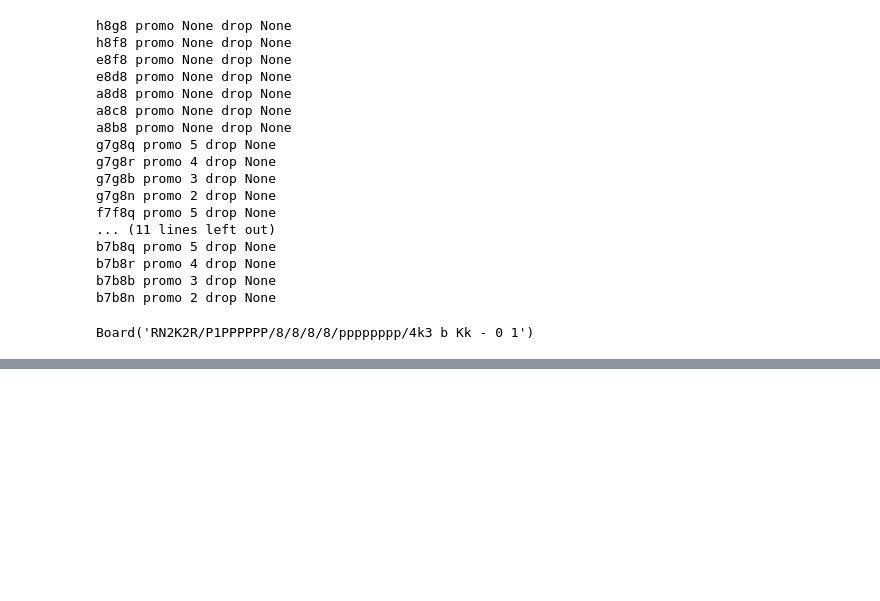
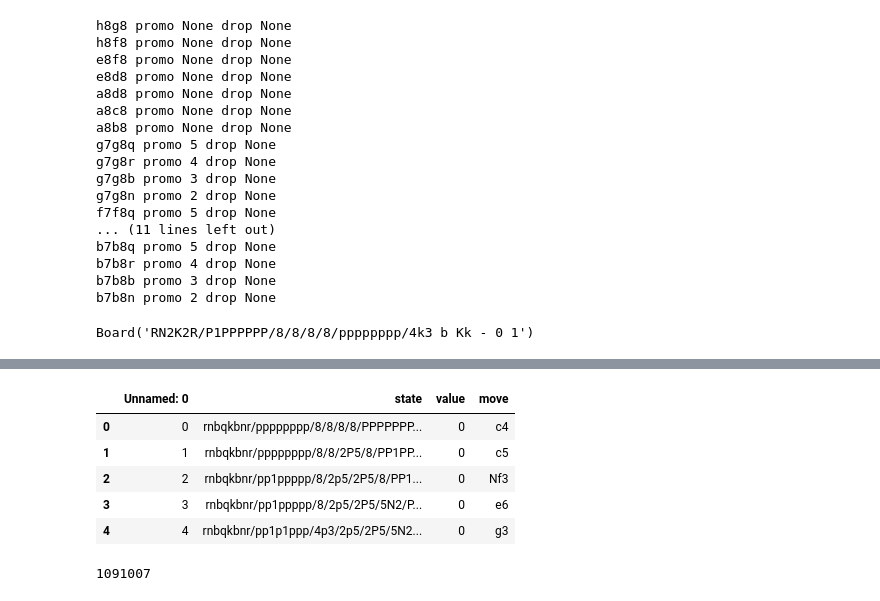
Before and after one commit to aidoraide/chessai, a Jupyter notebook: train_nnet.ipynb, the cells around one changed output, grey strips where cells are left out. Saved outputs shown, nothing was run; the diff lists cells and outputs as text; code cells hidden in the pictures; blank space fills up the shorter version.

Commit message:
model appears to be training harmoniously :D

```diff
--- a/train_nnet.ipynb
+++ b/train_nnet.ipynb
@@ -9,3 +15,11 @@ ELO_CUTOFF = 2000
+# %%
+DATA_DIR = 'data/'
+ELO_CUTOFF = 2400
+MAX_MOVES = 150
+PROCESSED_FNAME = DATA_DIR + 'permove_data.csv'
+MODEL_PATH = 'models/chessnet.sd'
+if not os.path.exists('models'):
+    os.mkdir('models')
 # %%
 cvc_df = pd.read_csv(DATA_DIR + '2016_CvC.csv')
 cvh_df = pd.read_csv(DATA_DIR + '2016_CvH.csv')
@@ -277,0 +313,16 @@ class DataLoader():
+# %%
+permove_df = pd.read_csv(PROCESSED_FNAME)
+# %%
+permove_df.head()
+# %% [output]
+|  | Unnamed: 0 | state | value | move |
+| 0 | 0 | rnbqkbnr/pppppppp/8/8/8/8/PPPPPPP... | 0 | c4 |
+| 1 | 1 | rnbqkbnr/pppppppp/8/8/2P5/8/PP1PP... | 0 | c5 |
+| 2 | 2 | rnbqkbnr/pp1ppppp/8/2p5/2P5/8/PP1... | 0 | Nf3 |
+| 3 | 3 | rnbqkbnr/pp1ppppp/8/2p5/2P5/5N2/P... | 0 | e6 |
+| 4 | 4 | rnbqkbnr/pp1p1ppp/4p3/2p5/2P5/5N2... | 0 | g3 |
+# %%
+n_rows = permove_df.shape[0]
+print(n_rows)
+# %% [output]
+1091007
```
Also changed, not shown: parts of 22 cells of this notebook.
